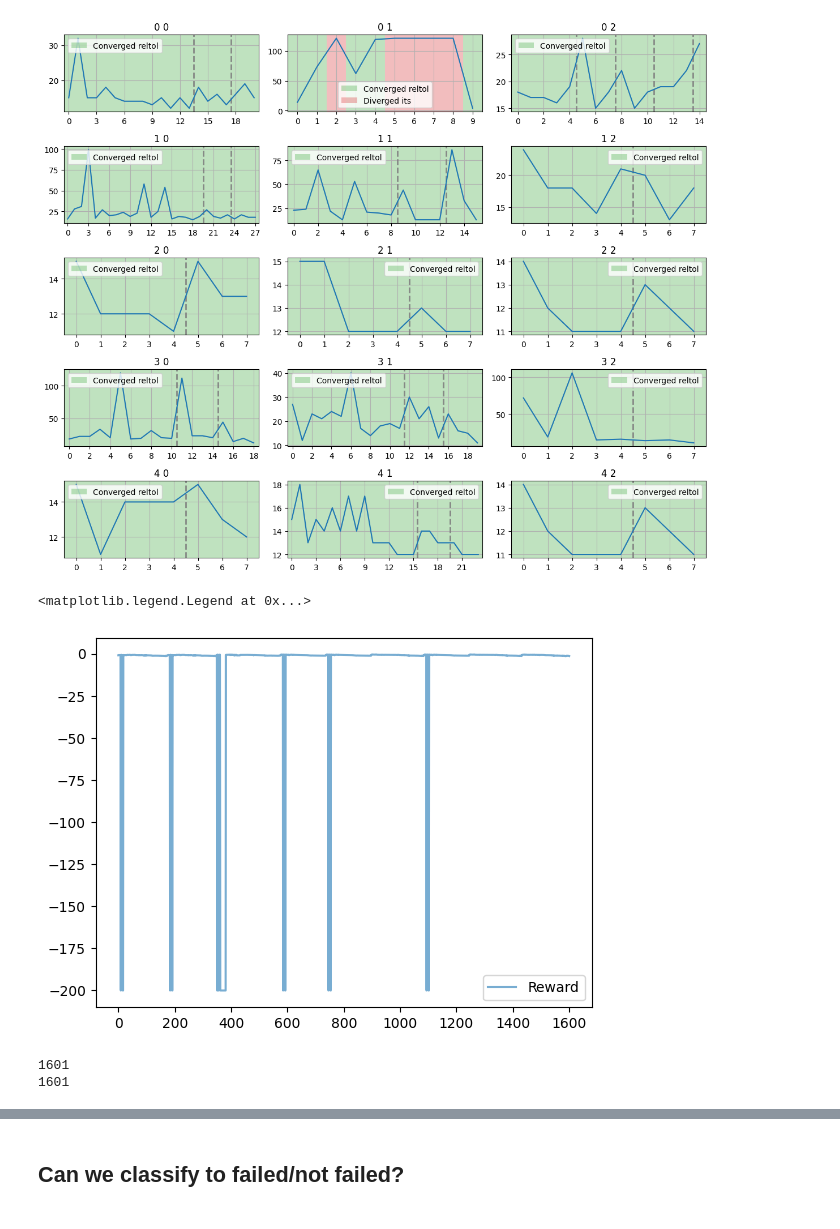
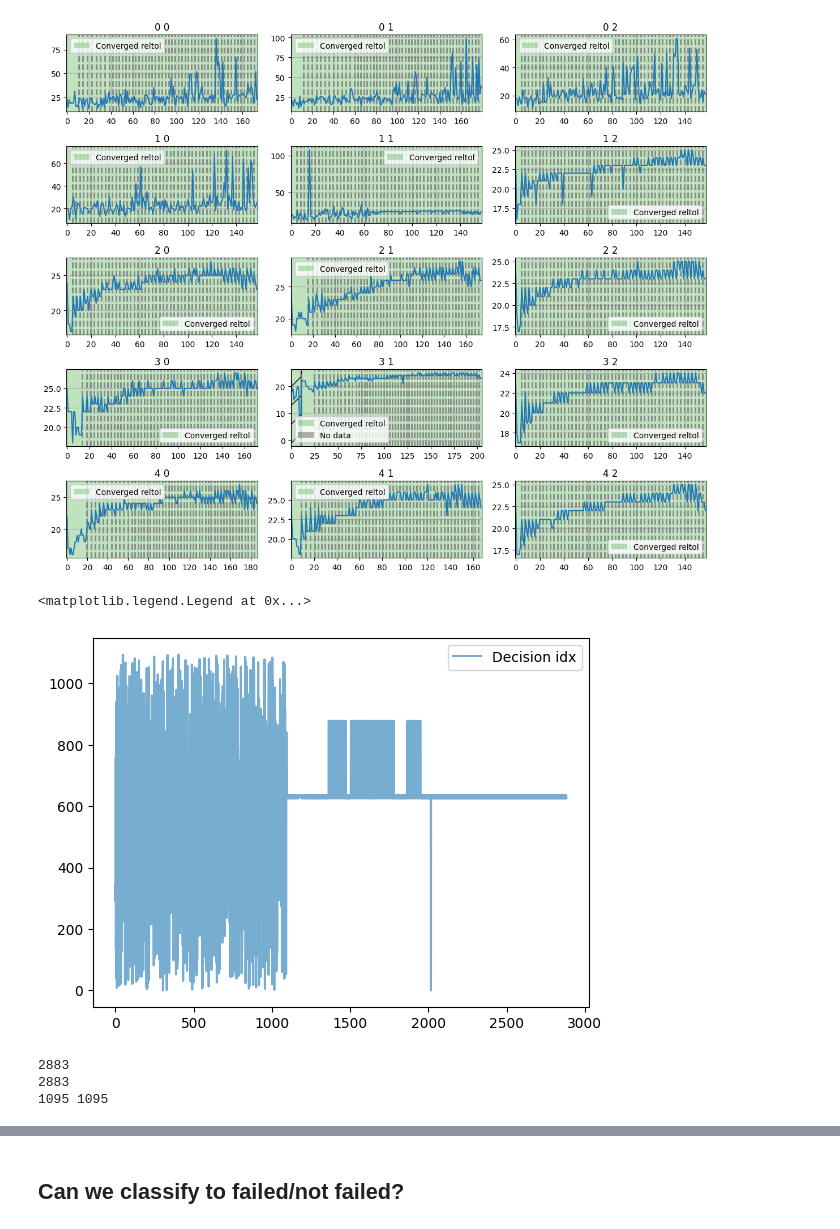
Before and after one commit to Yuriyzabegaev/FTHM-Solver, a Jupyter notebook: solver_selection_thm/spe_results.ipynb, the cells around one changed output, grey strips where cells are left out. Cells and saved outputs as stored; diff of their text form; code cells hidden in the pictures.

```diff
--- a/solver_selection_thm/spe_results.ipynb
+++ b/solver_selection_thm/spe_results.ipynb
@@ -18,8 +40,6 @@ from matplotlib import pyplot as plt
 # %%
-from spe_runscript import make_solver_space_scheme_hm
-
 solver_space = SolverSpace(
-    solver_space_scheme=make_solver_space_scheme_hm(nd=3),
+    solver_space_scheme=solver_space_scheme,
     solver_scheme_builders=KNOWN_SOLVER_COMPONENTS_THM,
 )
 num_solvers = len(solver_space.all_decisions_encoding)
@@ -69,18 +94,19 @@ from solver_selection_thm.spe_physics import X_SLICES, Z_SLICES, simulation_name
 data_simulations = []
 solver_selection_history = []
 
-np.random.seed(42)
-run_idx = 2
-Z_SLICES = copy(Z_SLICES)
-X_SLICES = copy(X_SLICES)
-np.random.shuffle((Z_SLICES))
-np.random.shuffle((X_SLICES))
+Z_SLICES = np.array(Z_SLICES)
+X_SLICES = np.array(X_SLICES)
 
 
-for z_slice in Z_SLICES:
+counter = 0
+for z_slice in Z_SLICES[permutations_z]:
     data_row = []
     data_simulations.append(data_row)
-    for x_slice in X_SLICES:
+    for x_slice in X_SLICES[permutations_x]:
+        # counter += 1
+        # if counter <= 13:
+        #     data_row.append(None)
+        #     continue
         params["x_slice"] = x_slice
         params["z_slice"] = z_slice
         sim_name = f"run_{run_idx}_{simulation_name(params)}"
@@ -90,6 +116,7 @@ for z_slice in Z_SLICES:
             solver_selection_history.append(copy(solver_selector.history))
             data_row.append(data)
         except FileNotFoundError:
+            print('failed to load', sim_name)
             solver_selection_history.append(None)
             data_row.append(None)
 
@@ -115,30 +142,34 @@ for i, data_row in enumerate(data_simulations):
 
 plt.tight_layout()
 # %% [output]
-[figure, old version]
+[figure, new version]
 # %%
 from solver_selection_thm.selector import SolverSelectorHistory
-common_history = SolverSelectorHistory()
-for x in solver_selection_history[:5]:
+common_history: SolverSelectorHistory = solver_selection_history[-1]
+for x in solver_selection_history:
     if x is None:
         continue
-    common_history.features.extend(x.features)
-    common_history.reward.extend(x.reward)
-    common_history.decision_idx.extend(x.decision_idx)
-    common_history.greedy.extend(x.greedy)
-    common_history.expectation.extend(x.expectation)
+    common_history = x
+
+
+
+decision_id = np.array(common_history.decision_idx)
 
 # plt.plot(common_history.expectation, label='Expectation', alpha=0.6)
-plt.plot(common_history.reward, label='Reward', alpha=0.6)
+# plt.plot(common_history.reward, label='Reward', alpha=0.6)
+plt.plot(common_history.decision_idx, label='Decision idx', alpha=0.6)
+
 plt.legend()
 # plt.ylim(-2, 0)
 # %% [output]
 <matplotlib.legend.Legend at 0x...>
-[figure, old version]
+[figure, new version]
 # %%
 print(len(common_history.reward))
 print(len(common_history.features))
+print(np.unique(decision_id).size, num_solvers)
 # %% [output]
-1601
-1601
+2883
+2883
+1095 1095
 # %%
```
Also changed, not shown: parts of 48 cells of this notebook, 8 other files.
